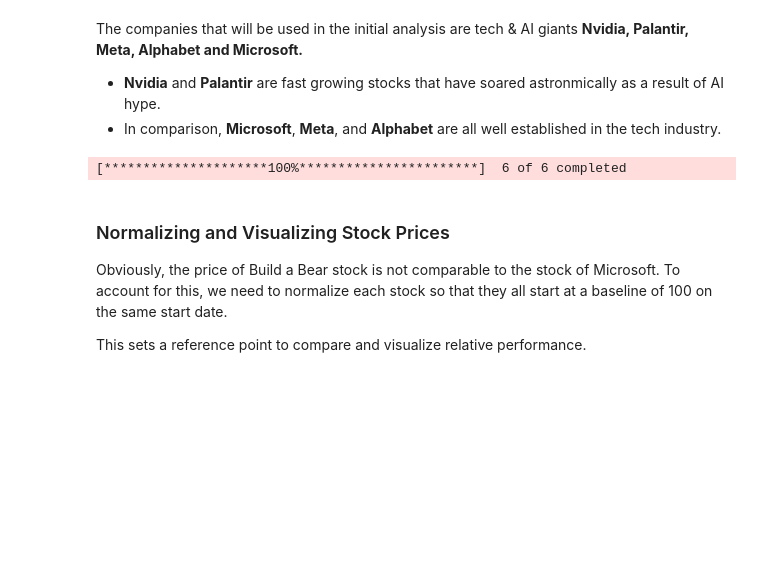
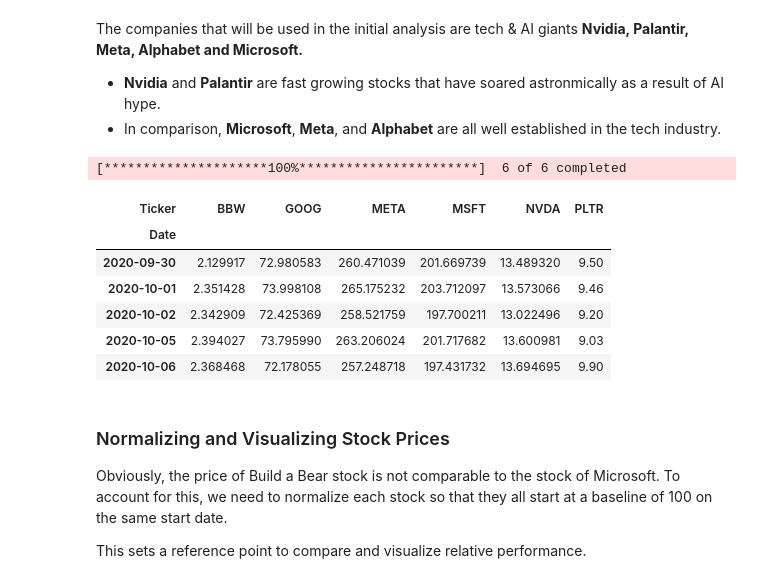
Before and after one commit to CaseyTomchuk/Build-a-Bear-vs-Tech-Companies, a Jupyter notebook: bears_vs_market.ipynb, the cells around one changed output. Cells and saved outputs as stored; diff of their text form; code cells hidden in the pictures; blank space fills up the shorter version.

```diff
--- a/bears_vs_market.ipynb
+++ b/bears_vs_market.ipynb
@@ -18,12 +18,19 @@ The companies that will be used in the initial analysis are tech & AI giants **N
 # %%
 tickers = ['BBW', 'NVDA', 'PLTR', 'META', 'GOOG', 'MSFT']
 
 # 5 years of closing data for each ticker
-stock_data = yf.download(tickers, start= "2020-01-01", end = None)["Close"]
+stock_data = yf.download(tickers, start= "2020-09-30", end = None, auto_adjust= True)["Close"] # start date is palantir's IPO date
 
-#stock_data.head()  previewing data for testing
+stock_data.head()  # previewing data for testing
 # %% [output]
 [*********************100%***********************]  6 of 6 completed
+| Ticker | BBW | GOOG | META | MSFT | NVDA | PLTR |
+| Date |  |  |  |  |  |  |
+| 2020-09-30 | 2.129917 | 72.980583 | 260.471039 | 201.669739 | 13.489320 | 9.50 |
+| 2020-10-01 | 2.351428 | 73.998108 | 265.175232 | 203.712097 | 13.573066 | 9.46 |
+| 2020-10-02 | 2.342909 | 72.425369 | 258.521759 | 197.700211 | 13.022496 | 9.20 |
+| 2020-10-05 | 2.394027 | 73.795990 | 263.206024 | 201.717682 | 13.600981 | 9.03 |
+| 2020-10-06 | 2.368468 | 72.178055 | 257.248718 | 197.431732 | 13.694695 | 9.90 |
 # %% [markdown]
 ### Normalizing and Visualizing Stock Prices
 Obviously, the price of Build a Bear stock is not comparable to the stock of Microsoft. To account for this, we need to normalize each stock so that they all start at a baseline of 100 on the same start date.
```
Also changed, not shown: parts of 1 cell of this notebook.
